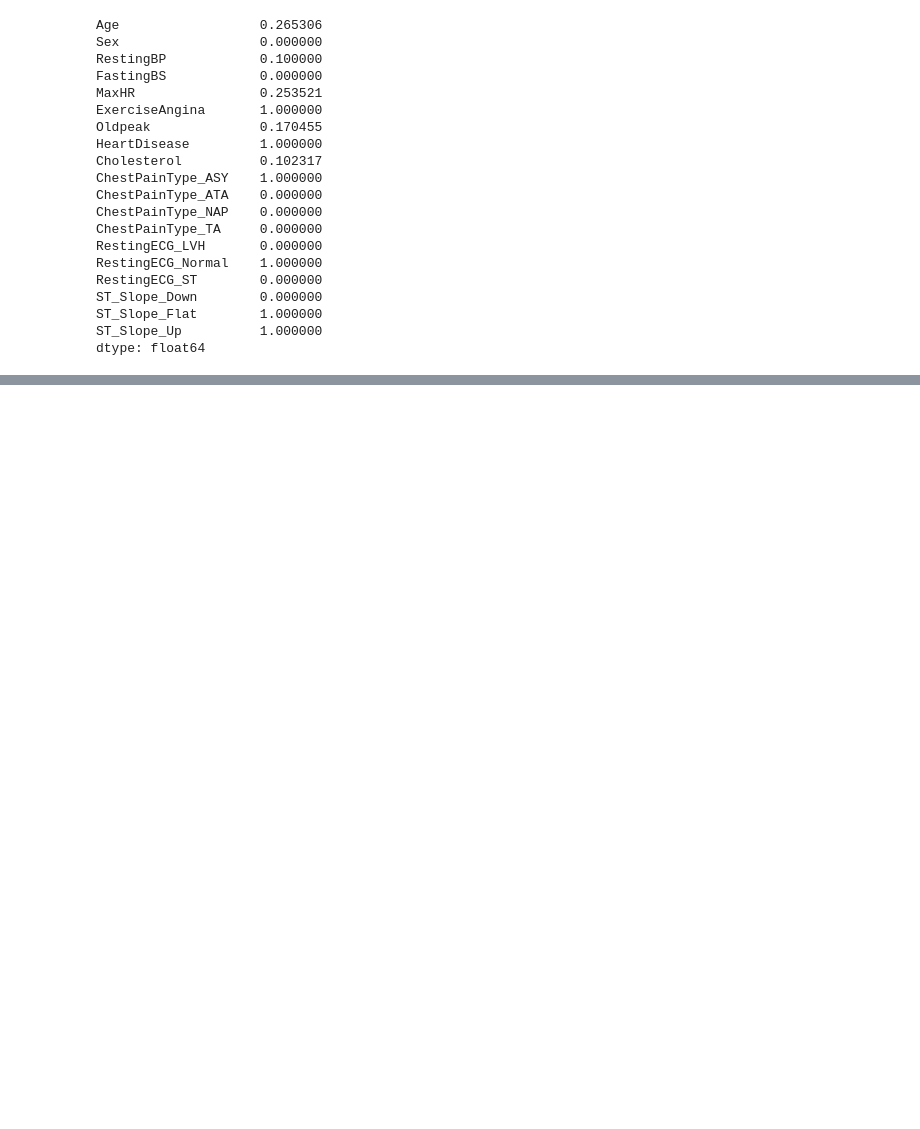
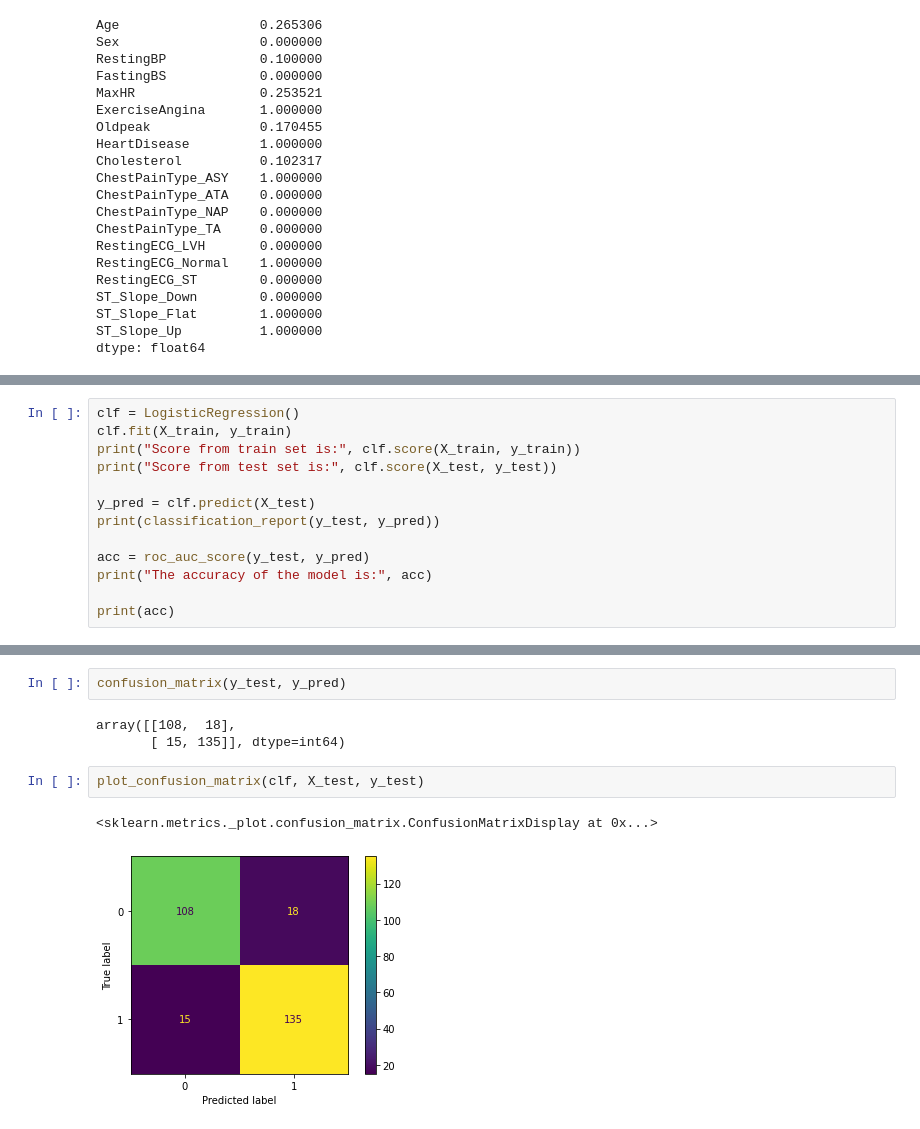
Before and after one commit to Jmumford45/Heart_Prediction_ML, a Jupyter notebook: Heart Disease Prediction.ipynb, the cells around one changed output, grey strips where cells are left out. Cells and saved outputs as stored; diff of their text form; blank space fills up the shorter version.

Commit message:
basic_modeling & GridSearchCV

```diff
--- a/Heart Disease Prediction.ipynb
+++ b/Heart Disease Prediction.ipynb
@@ -408,0 +433,13 @@ from
+# %%
+clf = LogisticRegression()
+clf.fit(X_train, y_train)
+print("Score from train set is:", clf.score(X_train, y_train))
+print("Score from test set is:", clf.score(X_test, y_test))
+
+y_pred = clf.predict(X_test)
+print(classification_report(y_test, y_pred))
+
+acc = roc_auc_score(y_test, y_pred)
+print("The accuracy of the model is:", acc)
+
+print(acc)
@@ -408,0 +460,10 @@ from
+# %%
+confusion_matrix(y_test, y_pred)
+# %% [output]
+array([[108,  18],
+       [ 15, 135]], dtype=int64)
+# %%
+plot_confusion_matrix(clf, X_test, y_test)
+# %% [output]
+<sklearn.metrics._plot.confusion_matrix.ConfusionMatrixDisplay at 0x...>
+[figure, added]
```
Also changed, not shown: parts of 18 cells of this notebook, 6 other files.
